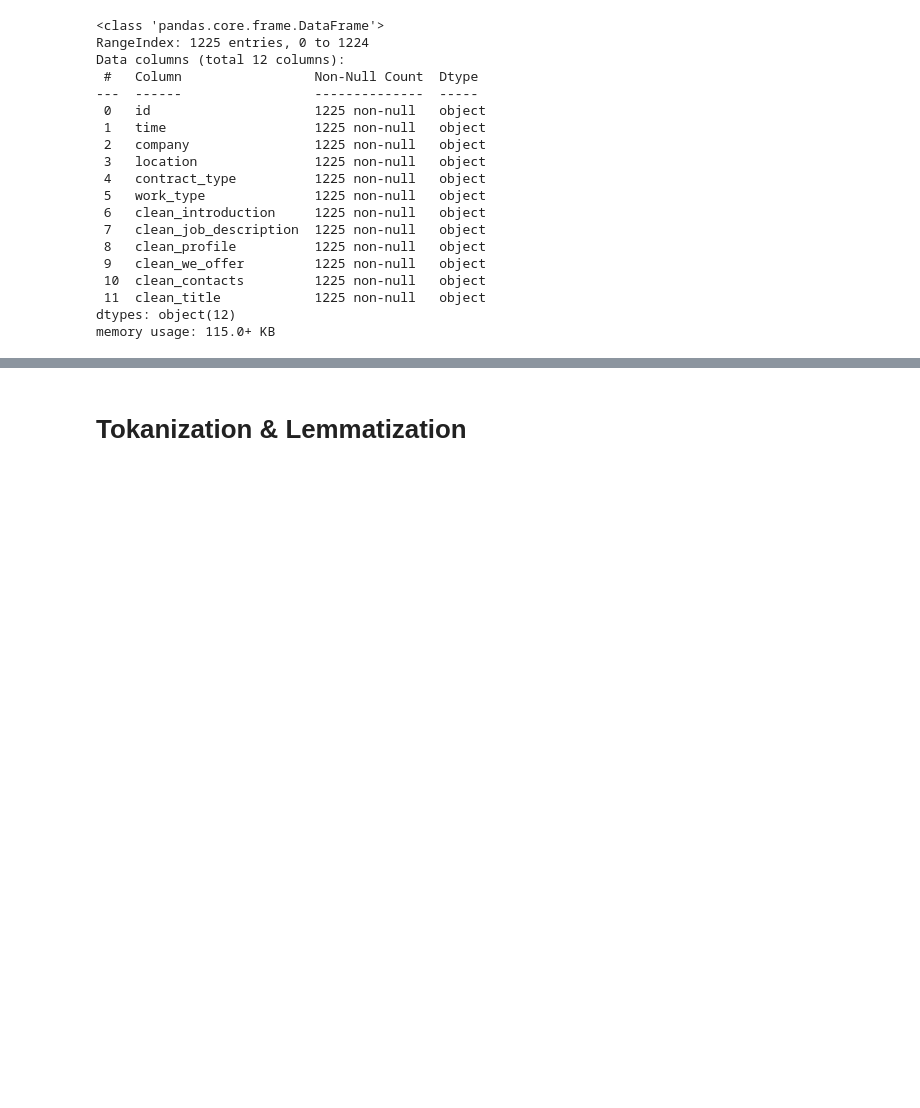
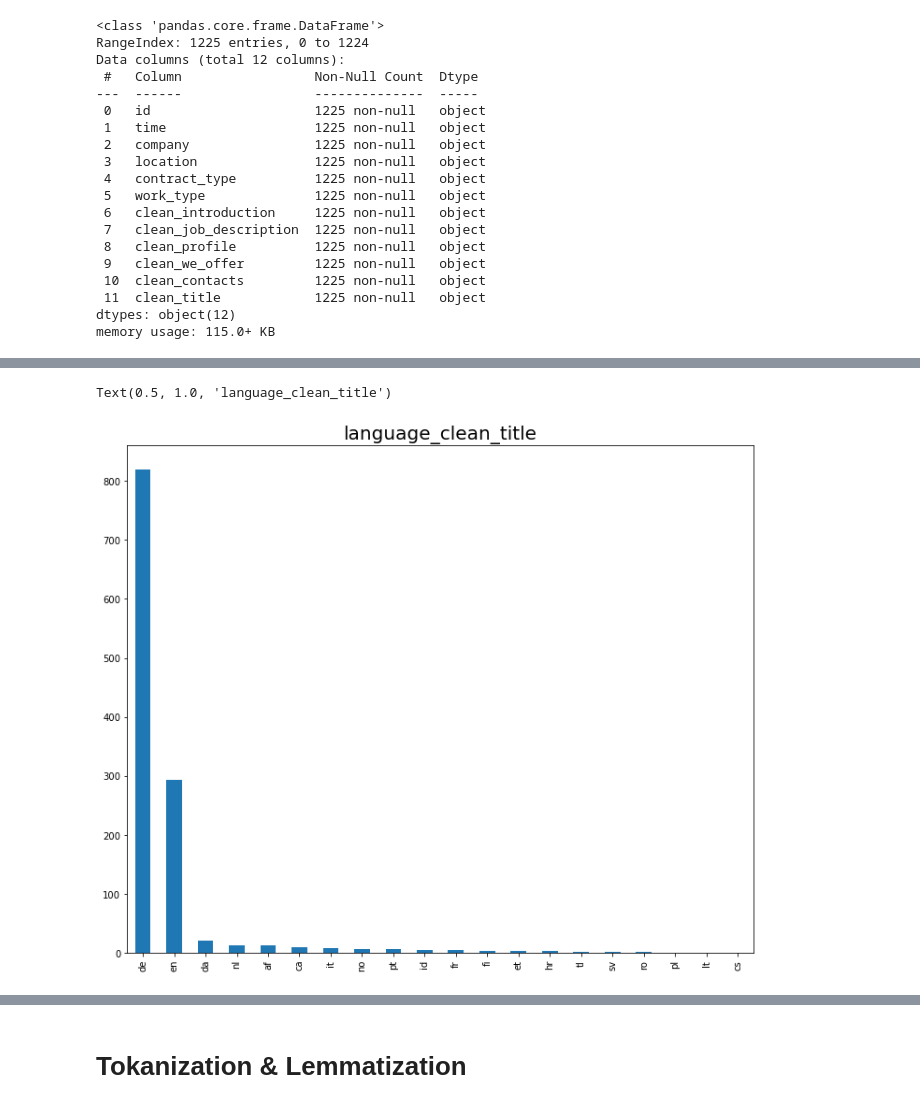
Before and after one commit to code-ksu/job-market-covid19-analysis, a Jupyter notebook: src/MA_cleaning.ipynb, the cells around one changed output, grey strips where cells are left out. Drawn from its saved outputs; the diff is of its cells as text; code cells hidden in the pictures; blank space fills up the shorter version.

```diff
--- a/src/MA_cleaning.ipynb
+++ b/src/MA_cleaning.ipynb
@@ -225,0 +266,4 @@ memory usage: 115.0+ KB
+# %%
+df['language_clean_title'] = df["clean_title"].apply(lambda x: detect(x) if
+                                 x.strip() != "" else "")
+df.head()
@@ -225,0 +277,7 @@ memory usage: 115.0+ KB
+# %%
+plot_data_title = df.language_clean_title.apply(pd.Series).stack().str.strip().value_counts()[:20]
+plot_data_title.plot.bar(figsize=(12,10), fontsize=10)
+plt.title("language_clean_title",fontsize=20)
+# %% [output]
+Text(0.5, 1.0, 'language_clean_title')
+[figure, added]
```
Also changed, not shown: parts of 29 cells of this notebook, 1 other file.
